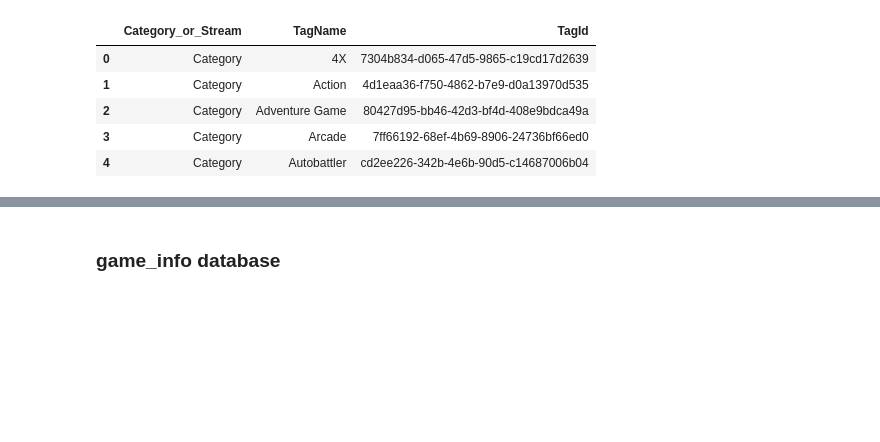
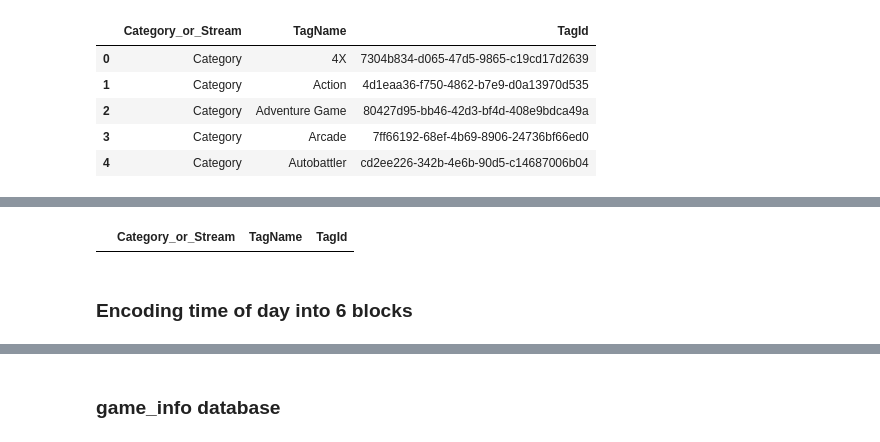
Before and after one commit to parthpahwa1/CSE-6242-Project, a Jupyter notebook: Twitch_PostgreSQL_database.ipynb, the cells around one changed output, grey strips where cells are left out. Cells and saved outputs as stored; diff of their text form; code cells hidden in the pictures; blank space fills up the shorter version.

```diff
--- a/Twitch_PostgreSQL_database.ipynb
+++ b/Twitch_PostgreSQL_database.ipynb
@@ -149,7 +150,12 @@ df_game_avg_maturity.head(10)
 # %% [markdown]
 ### Twitch Tags and their categories
 # %%
-twitch_tags_cat = pd.read_csv('api_connection\Twitch_tags.csv')
+# Windows
+# twitch_tags_cat = pd.read_csv('api_connection\Twitch_tags.csv')
+
+# Linux/Mac
+twitch_tags_cat = pd.read_csv('./api_connection/Twitch_tags.csv')
+
 twitch_tags_cat.head()
 # %% [output]
 |  | Category_or_Stream | TagName | TagId |
@@ -181,0 +167,7 @@ stream_data.head()
+# %%
+# twitch_tags_cat[['TagId', 'TagName']].to_dict()
+twitch_tags_cat[twitch_tags_cat['TagId'] == '6ea6bca4-4712-4ab9-a906-e3336a9d8039']
+# %% [output]
+|  | Category_or_Stream | TagName | TagId |
+# %% [markdown]
+### Encoding time of day into 6 blocks
```
Also changed, not shown: parts of 12 cells of this notebook.
